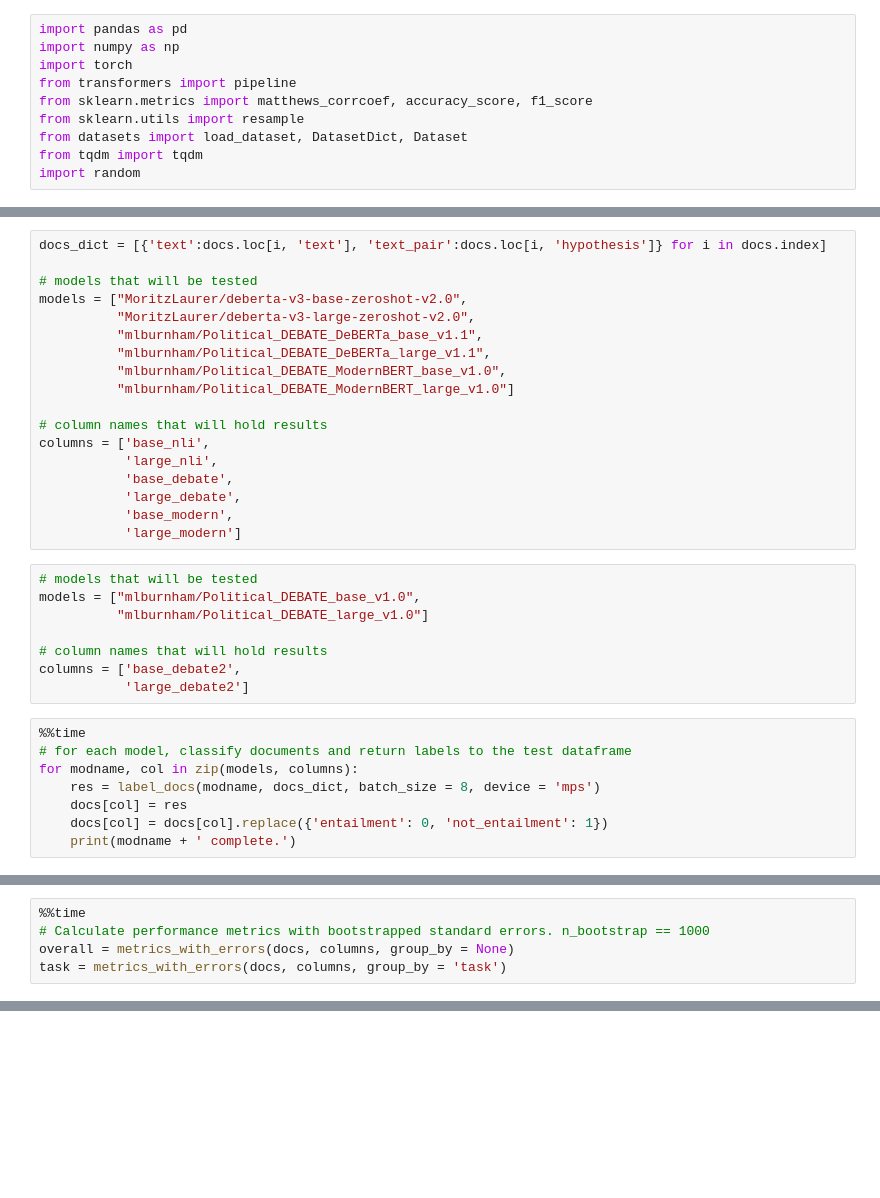
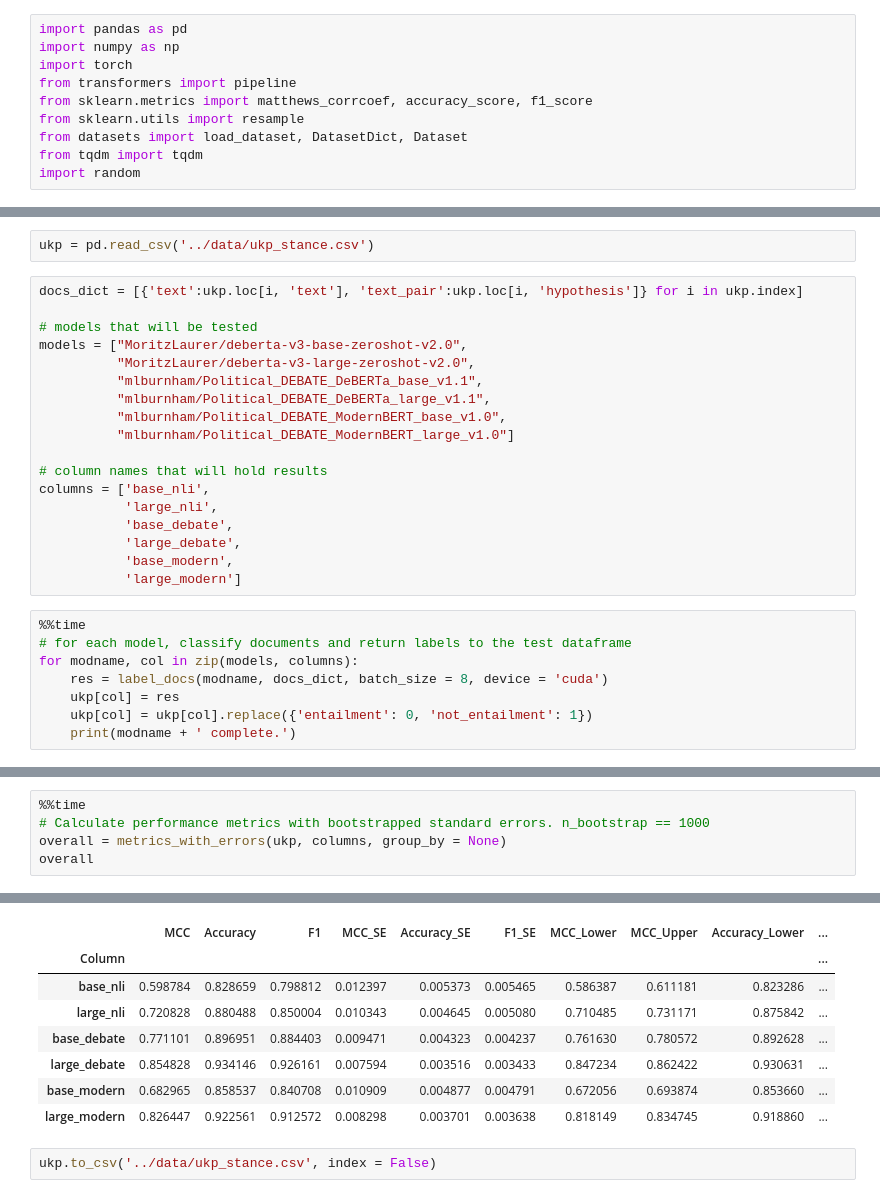
Before and after one commit to MLBurnham/pol_DEBATE, a Jupyter notebook: validation/benchmark_external_datasets.ipynb, the cells around one changed output, grey strips where cells are left out. Saved outputs shown, nothing was run; the diff lists cells and outputs as text; blank space fills up the shorter version.

```diff
--- a/validation/benchmark_external_datasets.ipynb
+++ b/validation/benchmark_external_datasets.ipynb
@@ -181,5 +157,7 @@ docs.reset_index(drop = True, inplace = True)
+# %%
+ukp = pd.read_csv('../data/ukp_stance.csv')
 # %%
-docs_dict = [{'text':docs.loc[i, 'text'], 'text_pair':docs.loc[i, 'hypothesis']} for i in docs.index]
+docs_dict = [{'text':ukp.loc[i, 'text'], 'text_pair':ukp.loc[i, 'hypothesis']} for i in ukp.index]
 
 # models that will be tested
 models = ["MoritzLaurer/deberta-v3-base-zeroshot-v2.0",
@@ -196,20 +174,12 @@ columns = ['base_nli',
            'large_debate',
            'base_modern',
            'large_modern']
-# %%
-# models that will be tested
-models = ["mlburnham/Political_DEBATE_base_v1.0",
-          "mlburnham/Political_DEBATE_large_v1.0"]
-
-# column names that will hold results
-columns = ['base_debate2',
-           'large_debate2']
 # %%
 %%time
 # for each model, classify documents and return labels to the test dataframe
 for modname, col in zip(models, columns):
-    res = label_docs(modname, docs_dict, batch_size = 8, device = 'mps')
-    docs[col] = res
-    docs[col] = docs[col].replace({'entailment': 0, 'not_entailment': 1})
+    res = label_docs(modname, docs_dict, batch_size = 8, device = 'cuda')
+    ukp[col] = res
+    ukp[col] = ukp[col].replace({'entailment': 0, 'not_entailment': 1})
     print(modname + ' complete.')
 # %% [output]
@@ -222,6 +201,6 @@ Wall time: 1min 48s
 # %%
 %%time
 # Calculate performance metrics with bootstrapped standard errors. n_bootstrap == 1000
-overall = metrics_with_errors(docs, columns, group_by = None)
-task = metrics_with_errors(docs, columns, group_by = 'task')
+overall = metrics_with_errors(ukp, columns, group_by = None)
+overall
 # %% [output]
@@ -229,0 +209,10 @@ Wall time: 1min 16s
+|  | MCC | Accuracy | F1 | MCC_SE | Accuracy_SE | F1_SE | MCC_Lower | MCC_Upper | Accuracy_Lower | ... |
+| Column |  |  |  |  |  |  |  |  |  | ... |
+| base_nli | 0.598784 | 0.828659 | 0.798812 | 0.012397 | 0.005373 | 0.005465 | 0.586387 | 0.611181 | 0.823286 | ... |
+| large_nli | 0.720828 | 0.880488 | 0.850004 | 0.010343 | 0.004645 | 0.005080 | 0.710485 | 0.731171 | 0.875842 | ... |
+| base_debate | 0.771101 | 0.896951 | 0.884403 | 0.009471 | 0.004323 | 0.004237 | 0.761630 | 0.780572 | 0.892628 | ... |
+| large_debate | 0.854828 | 0.934146 | 0.926161 | 0.007594 | 0.003516 | 0.003433 | 0.847234 | 0.862422 | 0.930631 | ... |
+| base_modern | 0.682965 | 0.858537 | 0.840708 | 0.010909 | 0.004877 | 0.004791 | 0.672056 | 0.693874 | 0.853660 | ... |
+| large_modern | 0.826447 | 0.922561 | 0.912572 | 0.008298 | 0.003701 | 0.003638 | 0.818149 | 0.834745 | 0.918860 | ... |
+# %%
+ukp.to_csv('../data/ukp_stance.csv', index = False)
```
Also changed, not shown: parts of 20 cells of this notebook.
